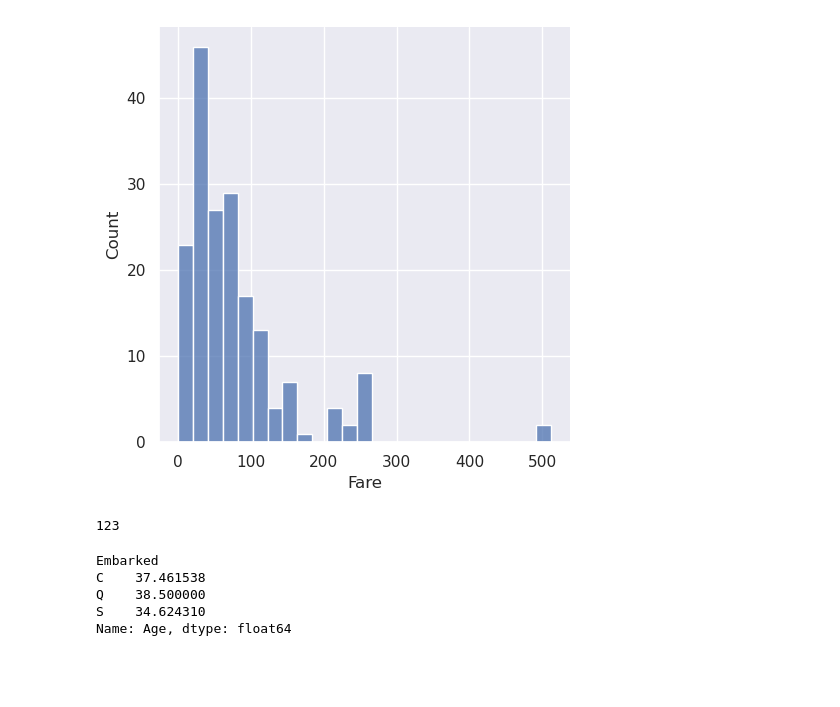
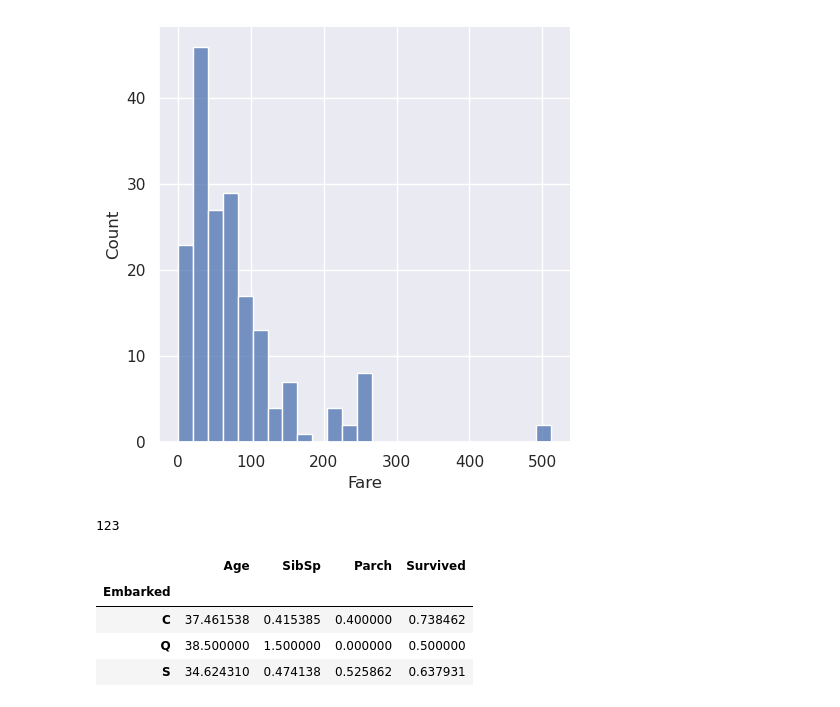
Before and after one commit to BombasticFantastik/DataScience-2024-SFU-Work4, a Jupyter notebook: Практическая работа 4.ipynb, the cells around one changed output. Saved outputs shown, nothing was run; the diff lists cells and outputs as text; code cells hidden in the pictures; blank space fills up the shorter version.

```diff
--- a/Практическая работа 4.ipynb
+++ b/Практическая работа 4.ipynb
@@ -244,10 +242,11 @@ data.Survived.sum().item()
 # %% [output]
 123
 # %%
-data.groupby(by='Embarked')['Age',''].mean()
+#4
+data.groupby(by='Embarked')[['Age','SibSp','Parch','Survived']].mean()
 # %% [output]
-Embarked
-C    37.461538
-Q    38.500000
-S    34.624310
-Name: Age, dtype: float64
+|  | Age | SibSp | Parch | Survived |
+| Embarked |  |  |  |  |
+| C | 37.461538 | 0.415385 | 0.400000 | 0.738462 |
+| Q | 38.500000 | 1.500000 | 0.000000 | 0.500000 |
+| S | 34.624310 | 0.474138 | 0.525862 | 0.637931 |
```
Also changed, not shown: parts of 21 cells of this notebook, 2 other files.
